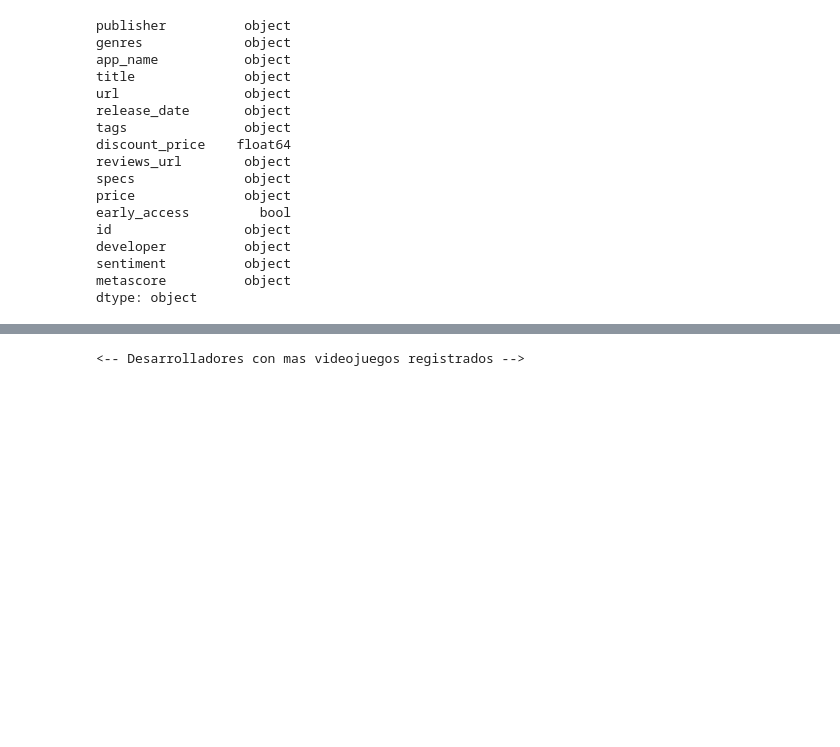
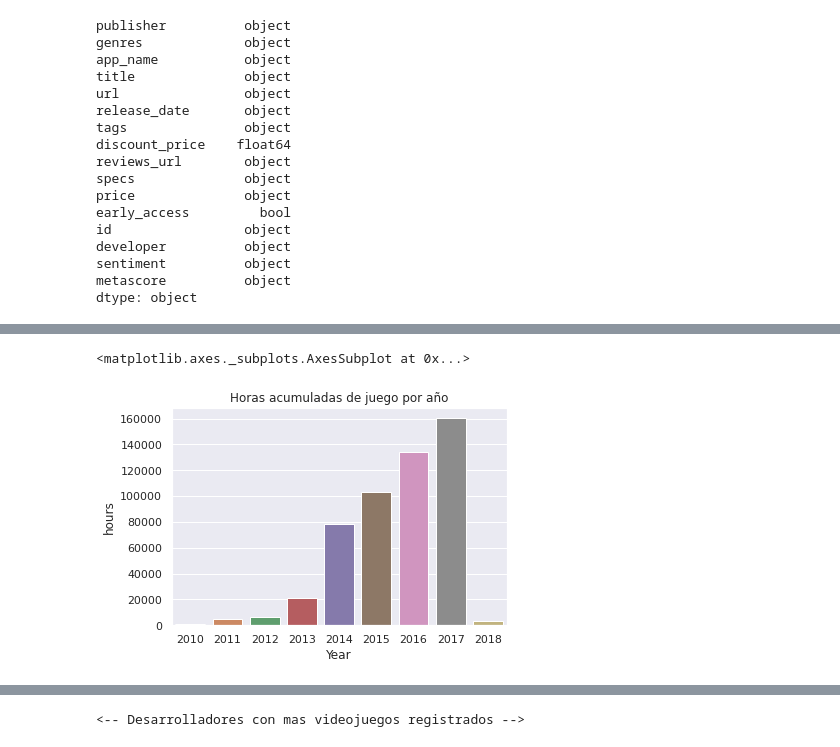
Before and after one commit to nestorjuarezR/Data_Science, a Jupyter notebook: Proyecto3.ipynb, the cells around one changed output, grey strips where cells are left out. Cells and saved outputs as stored; diff of their text form; code cells hidden in the pictures; blank space fills up the shorter version.

```diff
--- a/Proyecto3.ipynb
+++ b/Proyecto3.ipynb
@@ -265 +195,5 @@ developer    10.266065
 dtype: float64
+# %%
+#Tranferencia del Nombre del videojuego segun su id
+df = pd.merge(data_reviews, data_games,  left_on='product_id', right_on='id')
+df.head(3)
@@ -265,0 +243,8 @@ dtype: float64
+# %%
+year_review = df.groupby(['Year']).count()
+plt.title('Horas acumuladas de juego por año')
+sns.barplot(x = year_review.index,
+            y=year_review.hours)
+# %% [output]
+<matplotlib.axes._subplots.AxesSubplot at 0x...>
+[figure, added]
```
Also changed, not shown: parts of 77 cells of this notebook.
